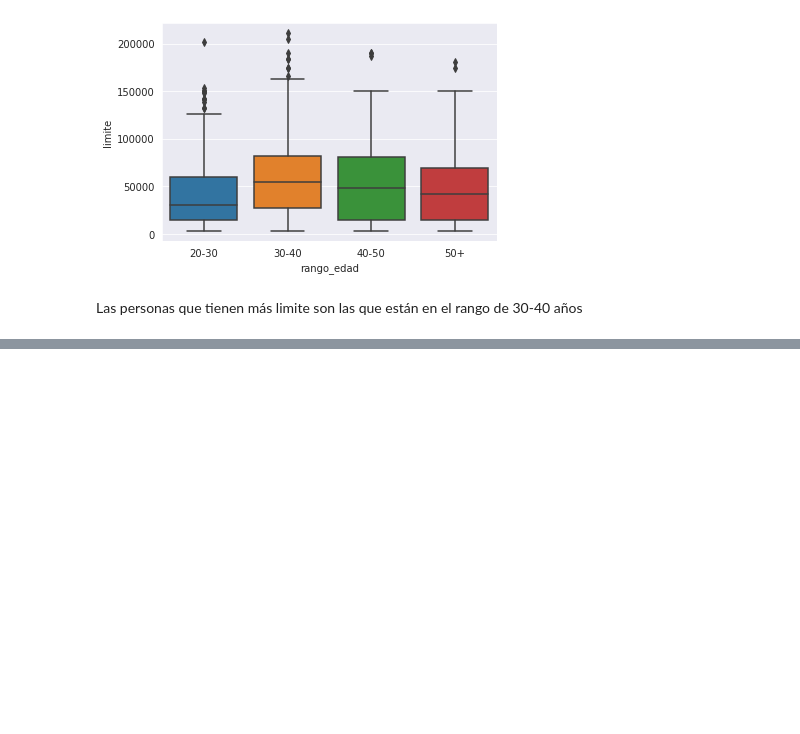
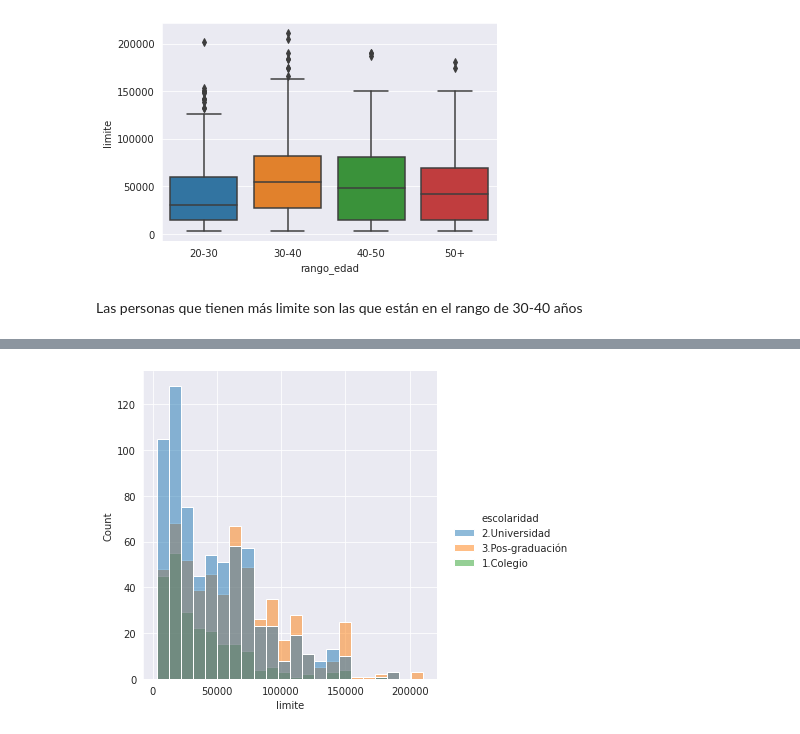
Before and after one commit to exequiel-farias/visualizacion-de-datos, a Jupyter notebook: Analisis_de_datos.ipynb, the cells around one changed output, grey strips where cells are left out. Drawn from its saved outputs; the diff is of its cells as text; code cells hidden in the pictures; blank space fills up the shorter version.

```diff
--- a/Analisis_de_datos.ipynb
+++ b/Analisis_de_datos.ipynb
@@ -347,0 +359,4 @@ Las personas que tienen más limite son las que están en el rango de 30-40 año
+# %%
+sns.displot(data=tarjetas, x='limite', hue='escolaridad');
+# %% [output]
+[figure, added]
```
Also changed, not shown: parts of 19 cells of this notebook.
